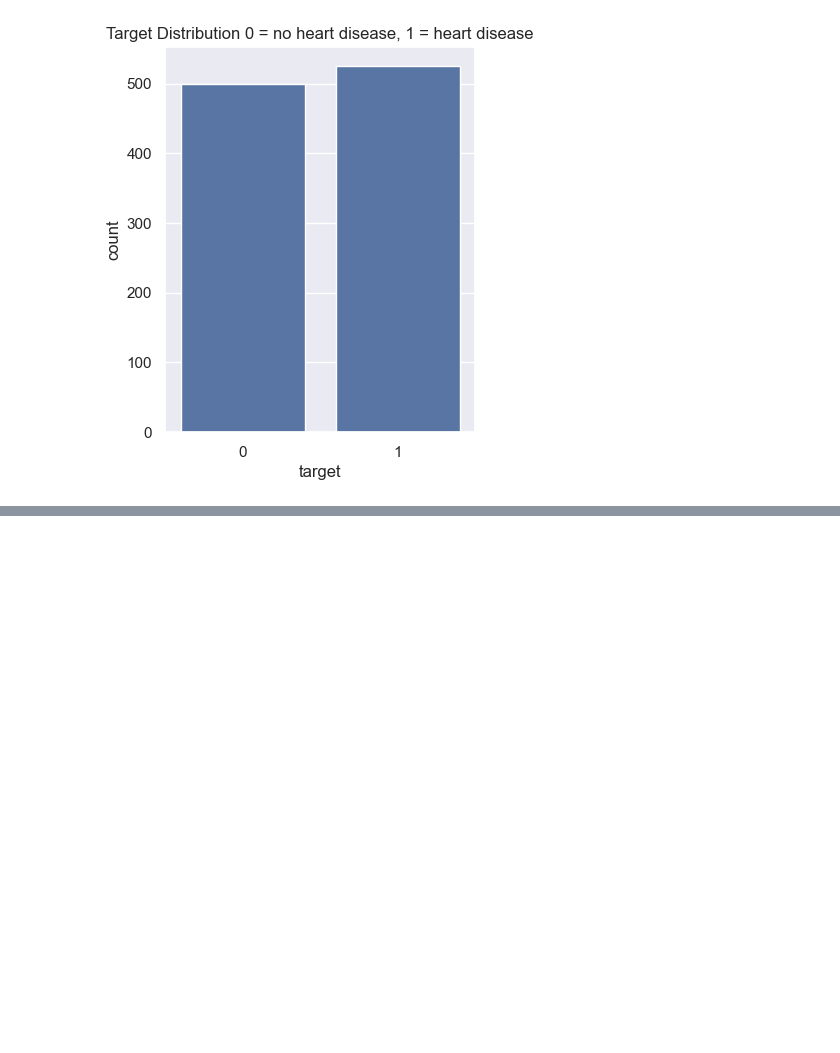
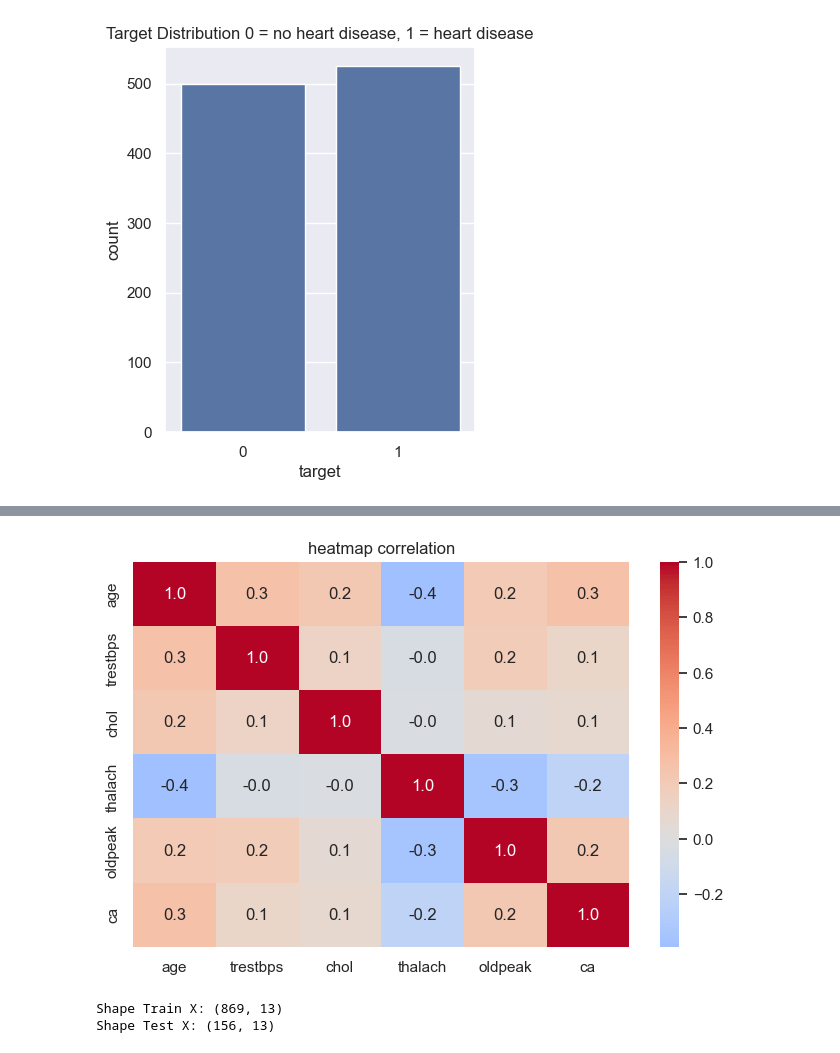
Before and after one commit to ramcyy15/AortaML, a Jupyter notebook: notebook/Aortaml.ipynb, the cells around one changed output, grey strips where cells are left out. Saved outputs shown, nothing was run; the diff lists cells and outputs as text; code cells hidden in the pictures; blank space fills up the shorter version.

```diff
--- a/notebook/Aortaml.ipynb
+++ b/notebook/Aortaml.ipynb
@@ -142,0 +157,14 @@ plt.show()
+# %%
+plt.figure(figsize=(8,5))
+sns.heatmap(
+    df[num_features].corr(),
+    cmap='coolwarm',
+    annot=True,
+    center=0,
+    fmt = '.1f'
+)
+
+plt.title('heatmap correlation')
+plt.show()
+# %% [output]
+[figure, added]
@@ -142,0 +189,6 @@ plt.show()
+# %%
+print("Shape Train X:", X_train.shape)
+print("Shape Test X:", X_test.shape)
+# %% [output]
+Shape Train X: (869, 13)
+Shape Test X: (156, 13)
```
Also changed, not shown: parts of 11 cells of this notebook.
